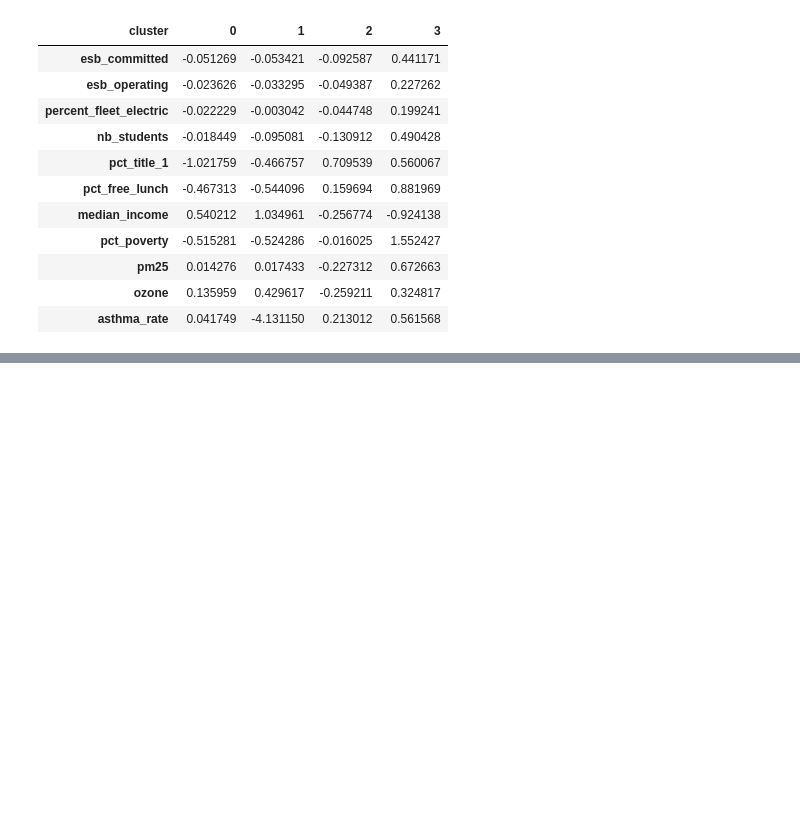
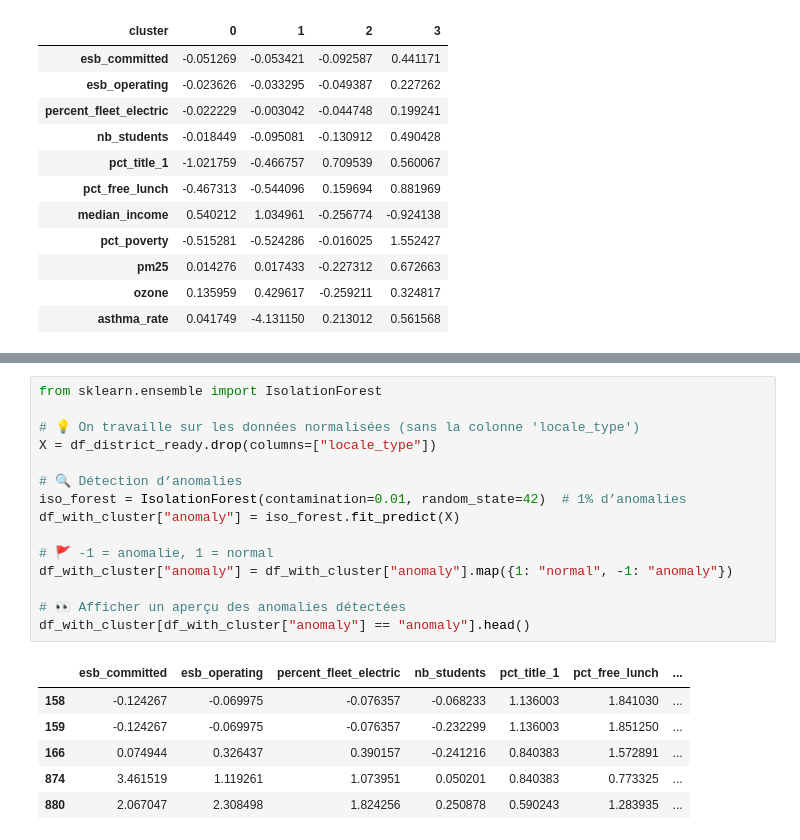
Before and after one commit to Simiamine/Electric_School_Bus_ML_Project, a Jupyter notebook: notebooks/esb_analysis.ipynb, the cells around one changed output, grey strips where cells are left out. Drawn from its saved outputs; the diff is of its cells as text; blank space fills up the shorter version.

```diff
--- a/notebooks/esb_analysis.ipynb
+++ b/notebooks/esb_analysis.ipynb
@@ -267,0 +279,22 @@ cluster_means.T
+# %%
+from sklearn.ensemble import IsolationForest
+
+# 💡 On travaille sur les données normalisées (sans la colonne 'locale_type')
+X = df_district_ready.drop(columns=["locale_type"])
+
+# 🔍 Détection d’anomalies
+iso_forest = IsolationForest(contamination=0.01, random_state=42)  # 1% d’anomalies
+df_with_cluster["anomaly"] = iso_forest.fit_predict(X)
+
+# 🚩 -1 = anomalie, 1 = normal
+df_with_cluster["anomaly"] = df_with_cluster["anomaly"].map({1: "normal", -1: "anomaly"})
+
+# 👀 Afficher un aperçu des anomalies détectées
+df_with_cluster[df_with_cluster["anomaly"] == "anomaly"].head()
+# %% [output]
+|  | esb_committed | esb_operating | percent_fleet_electric | nb_students | pct_title_1 | pct_free_lunch | ... |
+| 158 | -0.124267 | -0.069975 | -0.076357 | -0.068233 | 1.136003 | 1.841030 | ... |
+| 159 | -0.124267 | -0.069975 | -0.076357 | -0.232299 | 1.136003 | 1.851250 | ... |
+| 166 | 0.074944 | 0.326437 | 0.390157 | -0.241216 | 0.840383 | 1.572891 | ... |
+| 874 | 3.461519 | 1.119261 | 1.073951 | 0.050201 | 0.840383 | 0.773325 | ... |
+| 880 | 2.067047 | 2.308498 | 1.824256 | 0.250878 | 0.590243 | 1.283935 | ... |
```
Also changed, not shown: parts of 10 cells of this notebook.
